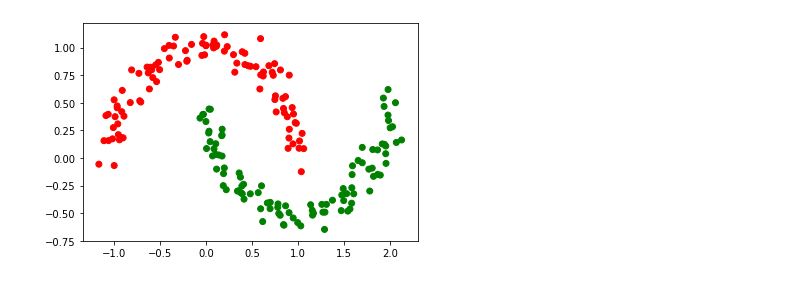
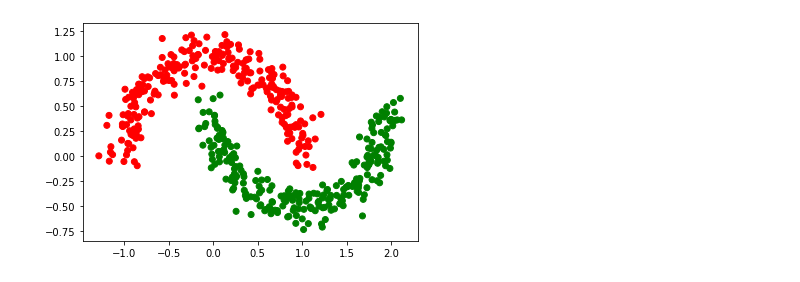
Before and after one commit to puetsua/ml_practice, a Jupyter notebook: data/twomoon.ipynb, the cells around one changed output. Drawn from its saved outputs; the diff is of its cells as text; code cells hidden in the pictures.

Commit message:
Added two_moon 500

```diff
--- a/data/twomoon.ipynb
+++ b/data/twomoon.ipynb
@@ -6,14 +6,14 @@ import matplotlib.pyplot as plt
 import matplotlib.colors as mplColors
 %matplotlib inline
 # %%
-data, labels = skdata.make_moons(200, True, 0.08, 1991)
+data, labels = skdata.make_moons(500, True, 0.1, 1991)
 npdata = np.array(data)
 npdata = np.c_[ npdata, np.array(labels) ]
 
 colors = ['red','green']
 
 plt.scatter(npdata[:,0], npdata[:,1], c=labels, cmap=mplColors.ListedColormap(colors))
 plt.show()
 # %% [output]
-[figure, old version]
+[figure, new version]
 # %%
```
Also changed, not shown: parts of 1 cell of this notebook, 1 other file.
